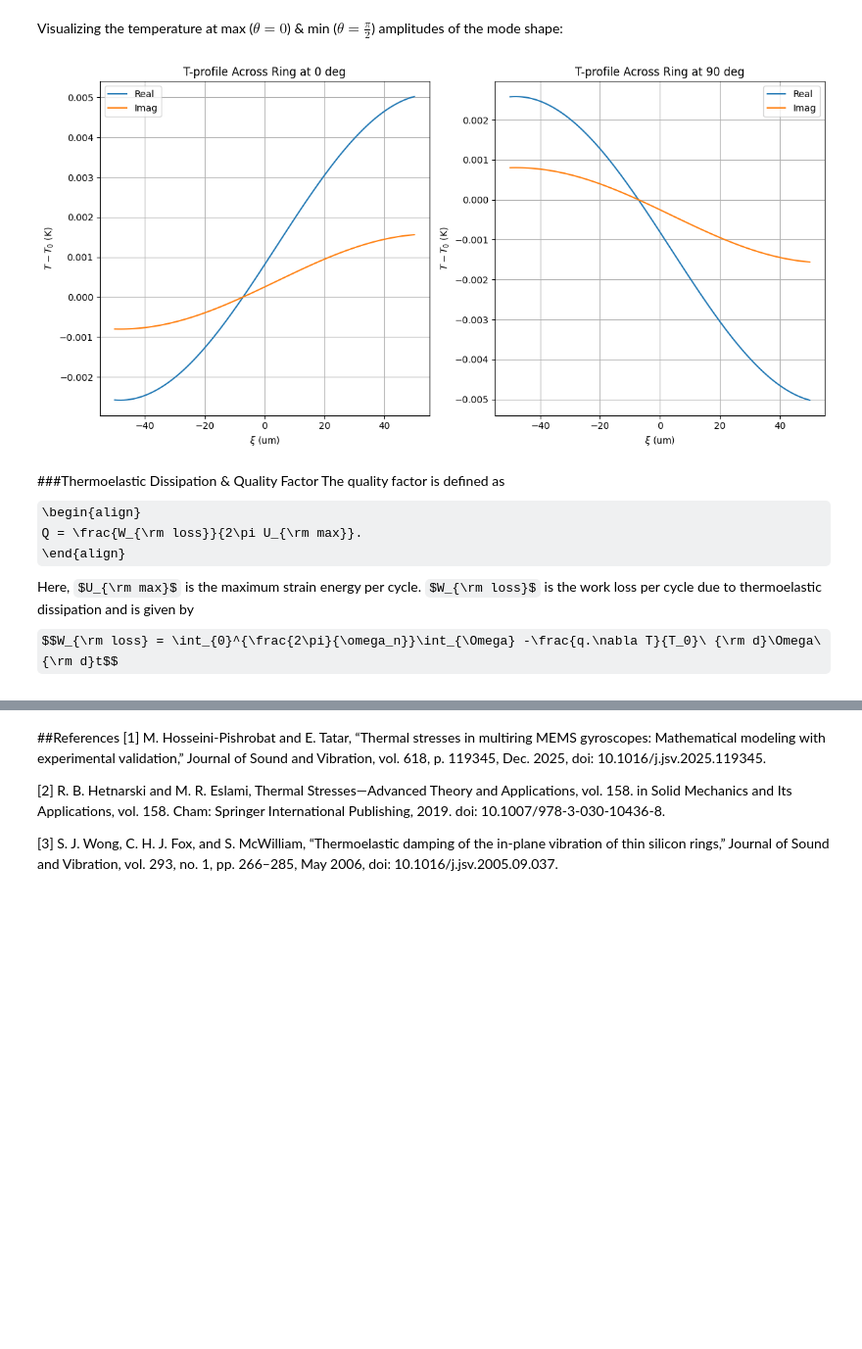
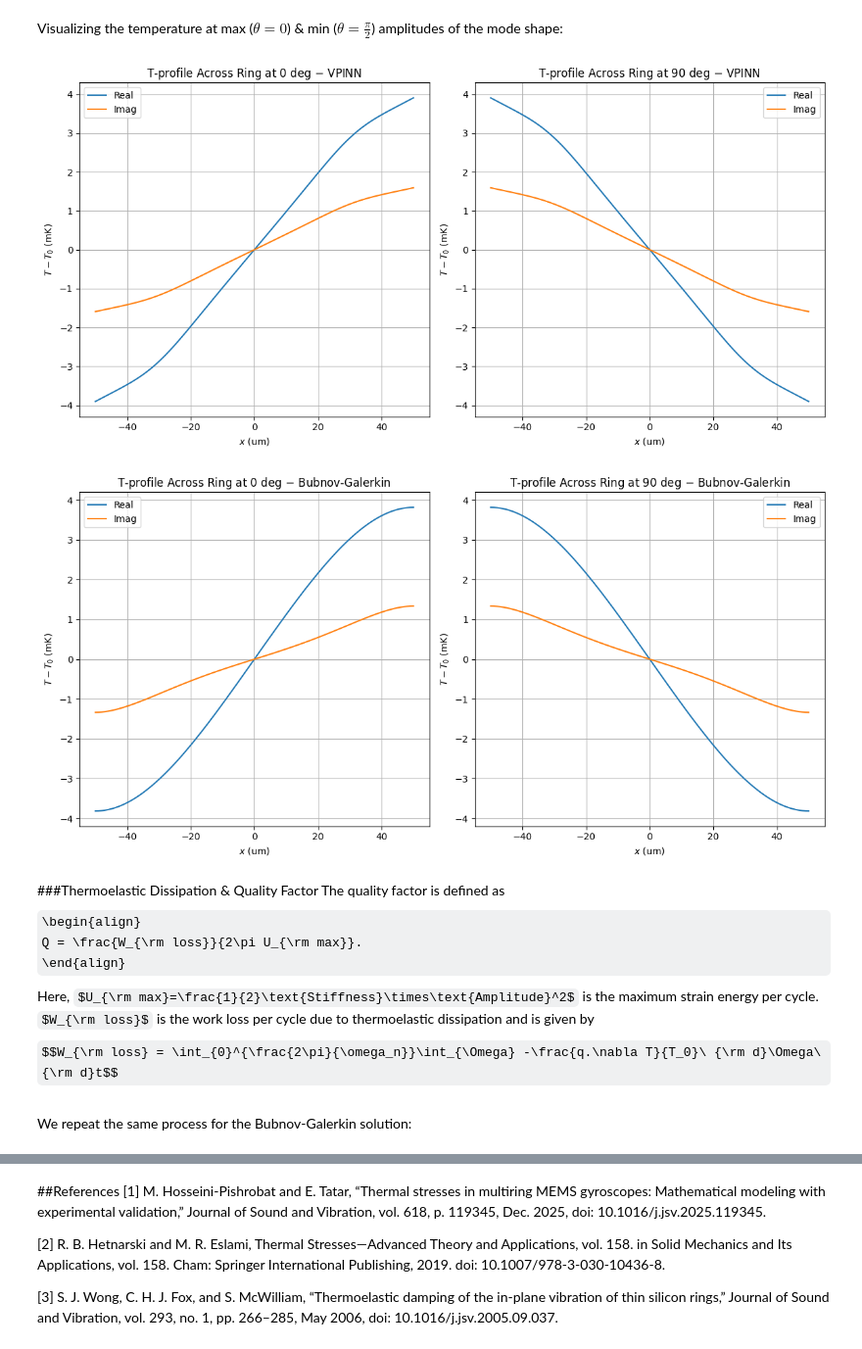
Before and after one commit to Mehran-HosseiniP/pinns-jax, a Jupyter notebook: VPINNs/VPINNs_TED_Ring.ipynb, the cells around one changed output, grey strips where cells are left out. Shown at 98% size. Cells and saved outputs as stored; diff of their text form; code cells hidden in the pictures; some formulas as TeX source; blank space fills up the shorter version.

```diff
--- a/VPINNs/VPINNs_TED_Ring.ipynb
+++ b/VPINNs/VPINNs_TED_Ring.ipynb
@@ -263,7 +273,7 @@ N_test_funcs = 5 # no. of test functions
 def Loss(network):
   L = 0.0
   for i in range(N_test_funcs):
-    L += jnp.abs(residual(network, test_func(i+1)))**2
+    L += 0.5 * jnp.abs(residual(network, test_func(i+1)))**2
   return L / N_test_funcs
 # %% [markdown]
 ##Training
@@ -324,0 +333,4 @@ plt.show()
+# %%
+T_sol = lambda xs, ts: trial_ansatz(pinn, xs, ts) * amplitude
+gradT_sol = lambda xs, ts: grad_polar(T_sol, xs, ts)
+q_sol = lambda xs, ts: -k * gradT_sol(xs, ts)
@@ -325,7 +385,12 @@ plt.show()
+# %%
+def T_Galerkin(x, theta):
+  u = 0.0 + 0.0j
+  for i in range(N_test_funcs):
+    u += coefs[i] * test_func(i+1)(x, theta)
+  return u * amplitude
+
+gradT_Galerkin = lambda xs, ts: grad_polar(T_Galerkin, xs, ts)
+q_Galerkin = lambda xs, ts: -k * gradT_Galerkin(xs, ts)
 # %% [markdown]
 ##Results
-# %%
-T_sol = lambda xs, ts: trial_ansatz(pinn, xs, ts)
-gradT_sol = lambda xs, ts: grad_polar(T_sol, xs, ts)
-q_sol = lambda xs, ts: -k * gradT_sol(xs, ts)
 # %%
@@ -370,33 +446,56 @@ Visualizing the temperature at max ($\theta=0$) & min ($\theta = \frac{\pi}{2}$)
 # %%
 plt.figure(figsize=(12,6))
 plt.subplot(1,2,1)
-plt.plot(x_grid*1e06, jnp.real(jax.vmap(T_sol, in_axes=(0,None))(x_grid, 0.))* amplitude, label="Real")
-plt.plot(x_grid*1e06, jnp.imag(jax.vmap(T_sol, in_axes=(0,None))(x_grid, 0.))* amplitude, label="Imag")
+plt.plot(x_grid*1e06, 1e03 * jnp.real(jax.vmap(T_sol, in_axes=(0,None))(x_grid, 0.)), label="Real")
+plt.plot(x_grid*1e06, 1e03 * jnp.imag(jax.vmap(T_sol, in_axes=(0,None))(x_grid, 0.)), label="Imag")
 plt.grid()
 plt.legend()
-plt.xlabel(r"$\xi$ (um)")
-plt.ylabel(r"$T - T_0$ (K)")
-plt.title(r"T-profile Across Ring at 0 deg")
+plt.xlabel(r"$x$ (um)")
+plt.ylabel(r"$T - T_0$ (mK)")
+plt.title(r"T-profile Across Ring at 0 deg $-$ VPINN")
 
 plt.subplot(1,2,2)
-plt.plot(x_grid*1e06, jnp.real(jax.vmap(T_sol, in_axes=(0,None))(x_grid, jnp.pi/2))* amplitude, label="Real")
-plt.plot(x_grid*1e06, jnp.imag(jax.vmap(T_sol, in_axes=(0,None))(x_grid, jnp.pi/2))* amplitude, label="Imag")
+plt.plot(x_grid*1e06, 1e03 * jnp.real(jax.vmap(T_sol, in_axes=(0,None))(x_grid, jnp.pi/2)), label="Real")
+plt.plot(x_grid*1e06, 1e03 * jnp.imag(jax.vmap(T_sol, in_axes=(0,None))(x_grid, jnp.pi/2)), label="Imag")
 plt.grid()
 plt.legend()
-plt.xlabel(r"$\xi$ (um)")
-plt.ylabel(r"$T - T_0$ (K)")
-plt.title(r"T-profile Across Ring at 90 deg")
+plt.xlabel(r"$x$ (um)")
+plt.ylabel(r"$T - T_0$ (mK)")
+plt.title(r"T-profile Across Ring at 90 deg $-$ VPINN")
 plt.tight_layout()
 plt.show()
+
+#Bubnov-Galerkin solution
+plt.figure(figsize=(12,6))
+plt.subplot(1,2,1)
+plt.plot(x_grid*1e06, 1e03 * jnp.real(jax.vmap(T_Galerkin, in_axes=(0,None))(x_grid, 0.)), label="Real")
+plt.plot(x_grid*1e06, 1e03 * jnp.imag(jax.vmap(T_Galerkin, in_axes=(0,None))(x_grid, 0.)), label="Imag")
+plt.grid()
+plt.legend()
+plt.xlabel(r"$x$ (um)")
+plt.ylabel(r"$T - T_0$ (mK)")
+plt.title(r"T-profile Across Ring at 0 deg $-$ Bubnov-Galerkin")
+
+plt.subplot(1,2,2)
+plt.plot(x_grid*1e06, 1e03 * jnp.real(jax.vmap(T_Galerkin, in_axes=(0,None))(x_grid, jnp.pi/2)), label="Real")
+plt.plot(x_grid*1e06, 1e03 * jnp.imag(jax.vmap(T_Galerkin, in_axes=(0,None))(x_grid, jnp.pi/2)), label="Imag")
+plt.grid()
+plt.legend()
+plt.xlabel(r"$x$ (um)")
+plt.ylabel(r"$T - T_0$ (mK)")
+plt.title(r"T-profile Across Ring at 90 deg $-$ Bubnov-Galerkin")
+plt.tight_layout()
+plt.show()
 # %% [output]
-[figure, old version]
+[figure, new version]
+[figure, added]
 # %% [markdown]
 ###Thermoelastic Dissipation & Quality Factor
 The quality factor is defined as
 \begin{align}
 Q = \frac{W_{\rm loss}}{2\pi U_{\rm max}}.
 \end{align}
-Here, $U_{\rm max}$ is the maximum strain energy per cycle. $W_{\rm loss}$ is the work loss per cycle due to thermoelastic dissipation and is given by
+Here, $U_{\rm max}=\frac{1}{2}\text{Stiffness}\times\text{Amplitude}^2$ is the maximum strain energy per cycle. $W_{\rm loss}$ is the work loss per cycle due to thermoelastic dissipation and is given by
 $$W_{\rm loss} = \int_{0}^{\frac{2\pi}{\omega_n}}\int_{\Omega} -\frac{q.\nabla T}{T_0}\ {\rm d}\Omega\ {\rm d}t$$
 # %%
 dissipation_density = lambda xs, ts: - 0.5 * jnp.sum(q_sol(xs, ts) * jnp.conj(gradT_sol(xs,ts))) * (R+xs) * h / T0
@@ -404,0 +504,2 @@ Q_inv = jnp.real(Dissipation) / (0.5 * modal_stiffness * omega_n)
+# %% [markdown]
+We repeat the same process for the Bubnov-Galerkin solution:
```
Also changed, not shown: parts of 29 cells of this notebook.
